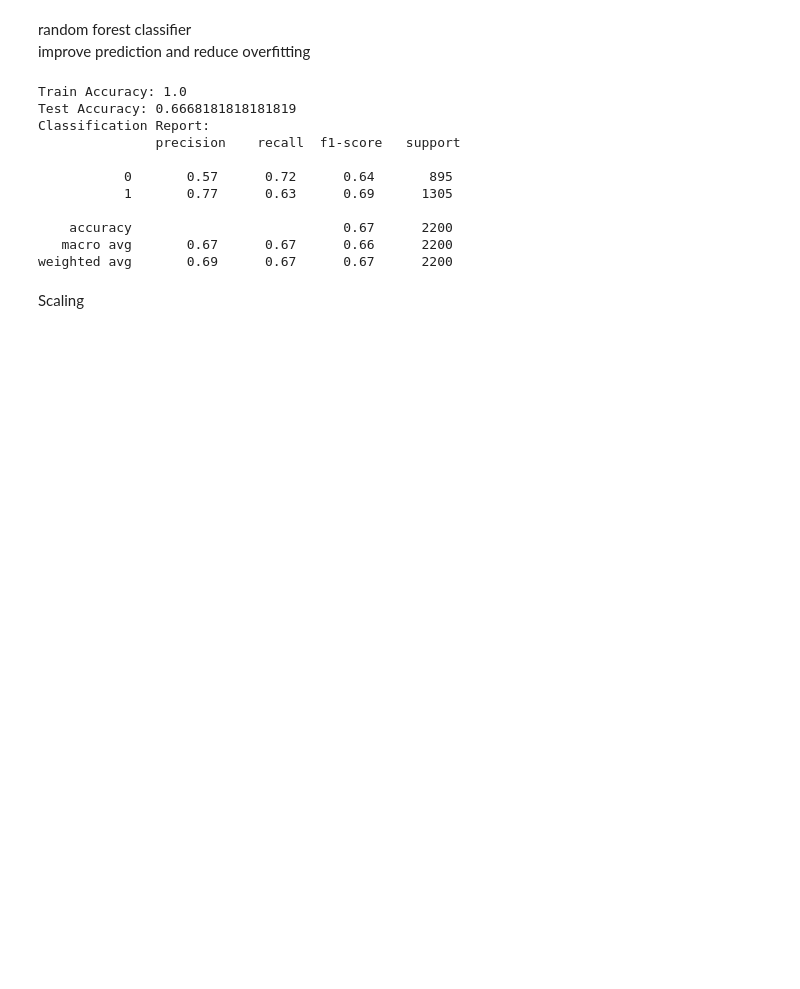
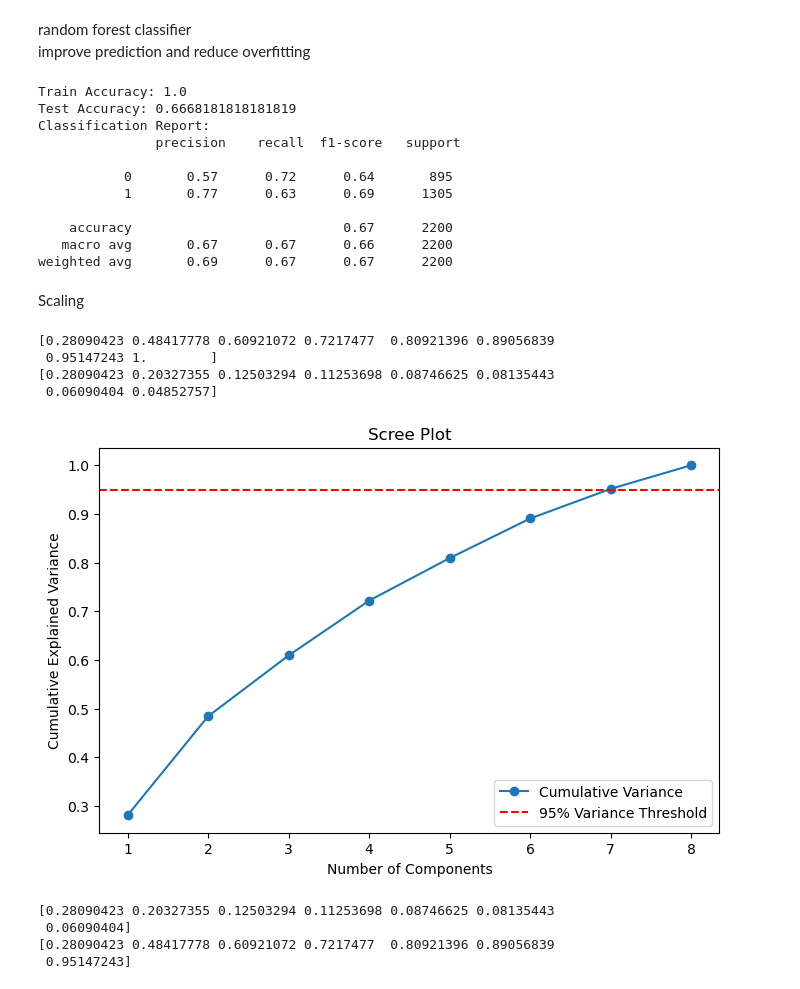
Before and after one commit to Mulwajoseph/E-Commerce-Shipping-Project-, a Jupyter notebook: student.ipynb, the cells around one changed output. Saved outputs shown, nothing was run; the diff lists cells and outputs as text; code cells hidden in the pictures; blank space fills up the shorter version.

```diff
--- a/student.ipynb
+++ b/student.ipynb
@@ -286,3 +300,50 @@ Classification Report:
 weighted avg       0.69      0.67      0.67      2200
 # %% [markdown]
 Scaling
+# %%
+#Standardize my data
+scaler =StandardScaler()
+x_scaled = scaler.fit_transform(numeric_df)
+
+#PCA
+pca =PCA()
+X_pca =  pca.fit_transform(x_scaled)
+
+explained_variance_ratio = pca.explained_variance_ratio_
+cumulative_variance =pca.explained_variance_ratio_.cumsum()
+
+print(cumulative_variance)
+print(explained_variance_ratio)
+# %% [output]
+[0.28090423 0.48417778 0.60921072 0.7217477  0.80921396 0.89056839
+ 0.95147243 1.        ]
+[0.28090423 0.20327355 0.12503294 0.11253698 0.08746625 0.08135443
+ 0.06090404 0.04852757]
+# %%
+#Plotting my Cumulative variance
+plt.figure(figsize=(8, 5))
+plt.plot(range(1, len(cumulative_variance) + 1), cumulative_variance, marker='o', label='Cumulative Variance')
+plt.axhline(y=0.95, color='r', linestyle='--', label='95% Variance Threshold')
+plt.xlabel('Number of Components')
+plt.ylabel('Cumulative Explained Variance')
+plt.title('Scree Plot')
+plt.legend()
+plt.show()
+# %% [output]
+[figure, added]
+# %%
+#To reduce dimensionality n_component =7 i.e noice and redundancy
+PCA
+pca =PCA(n_components=7)
+X_pca =  pca.fit_transform(x_scaled)
+
+explained_variance_ratio = pca.explained_variance_ratio_
+cumulative_variance =pca.explained_variance_ratio_.cumsum()
+
+print(explained_variance_ratio)
+print(cumulative_variance)
+# %% [output]
+[0.28090423 0.20327355 0.12503294 0.11253698 0.08746625 0.08135443
+ 0.06090404]
+[0.28090423 0.48417778 0.60921072 0.7217477  0.80921396 0.89056839
+ 0.95147243]
```
Also changed, not shown: parts of 11 cells of this notebook.
